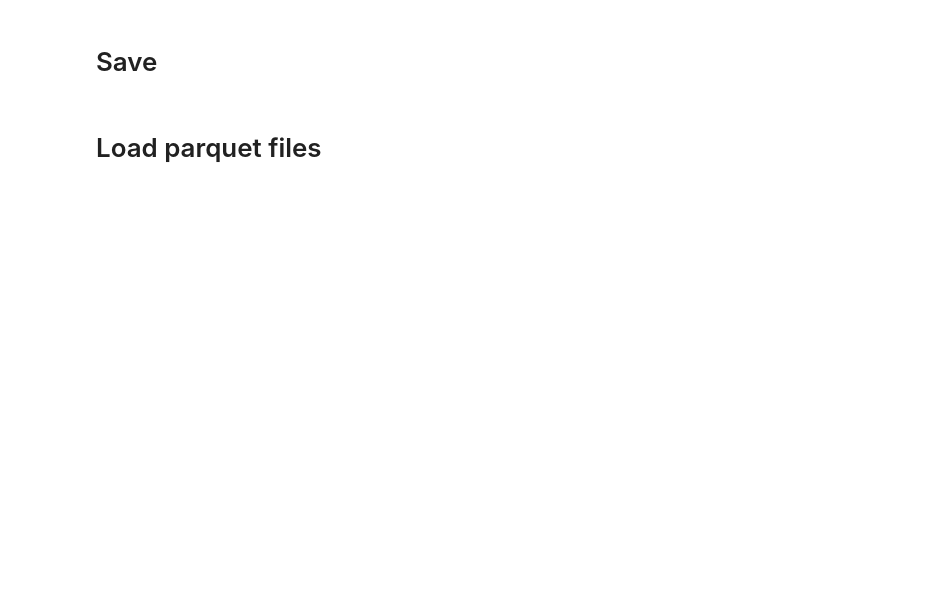
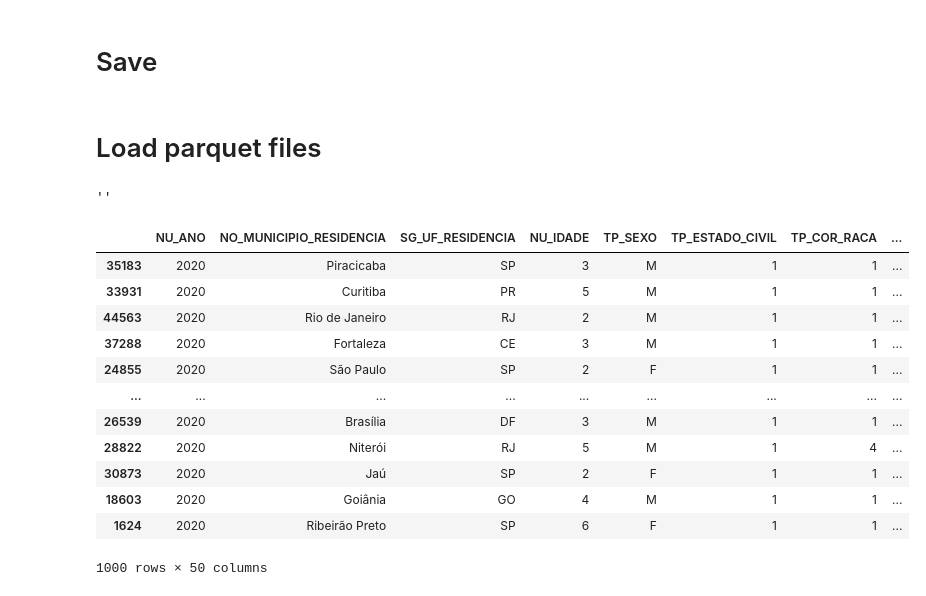
Before and after one commit to Chrystinne/enem, a Jupyter notebook: notebooks/enem_integration.ipynb, the cells around one changed output. Cells and saved outputs as stored; diff of their text form; code cells hidden in the pictures; blank space fills up the shorter version.

```diff
--- a/notebooks/enem_integration.ipynb
+++ b/notebooks/enem_integration.ipynb
@@ -127,11 +131,13 @@ df_enem.head()
 # %%
 #%%time   --- Wall time: 2h 25min 15s
 
-#df_enem.to_parquet('../datasets/integrated_datas.parquet.gzip', engine='fastparquet', compression='gzip', write_index=False)
+test = "_test" if test_data else ""
+
+for year in years:
+
+    path = f'../datasets/integrated_datas_{year}{test}.parquet.gzip'
+
+    df_enem_year = df_enem[df_enem['NU_ANO'] == year]
+    df_enem_year.to_parquet(path, engine='fastparquet', compression='gzip', write_index=False)
 # %% [markdown]
 # Load parquet files
-# %%
-# First part
-path = '../datasets/integrated_datas.parquet.gzip/part.0.parquet'
-
-df_enem_parquet = load_parquets(path, 340)
@@ -139,0 +144,6 @@ df_enem_parquet.head(5)
+# %%
+test_data = False
+test = "_test" if test_data else ""
+test
+# %% [output]
+''
@@ -140,2 +152,10 @@ df_enem_parquet.head(5)
 # %%
-df_parquet = dd.read_parquet('../datasets/integrated_datas.parquet.gzip', ignore_metadata_file=True, columns=cols_used)
+df = pd.DataFrame([])
+for year in years:
+    path = f'../datasets/integrated_datas_{year}{test}.parquet.gzip'
+    df_parquet = dd.read_parquet(path, ignore_metadata_file=True, columns=cols_used)
+    df_parquet['NU_NOTA_SUM'] = df_parquet[['NU_NOTA_CN', 'NU_NOTA_CH', 'NU_NOTA_LC', 'NU_NOTA_MT', 'NU_NOTA_REDACAO']].sum(axis=1)
+    df_parquet = df_parquet.sort_values('NU_NOTA_SUM', ascending=False)
+    current_df = df_parquet.head(10000)
+    df = pd.concat([df, current_df])
+df.to_parquet(f'../datasets/integrated_10000_top_grade_data{test}.parquet.gzip', engine='fastparquet', compression='gzip', index=False)
@@ -143,0 +162,16 @@ df_parquet['NU_ANO'].value_counts(ascending=False).compute()
+# %%
+df_parquet.head(1000)
+# %% [output]
+|  | NU_ANO | NO_MUNICIPIO_RESIDENCIA | SG_UF_RESIDENCIA | NU_IDADE | TP_SEXO | TP_ESTADO_CIVIL | TP_COR_RACA | ... |
+| 35183 | 2020 | Piracicaba | SP | 3 | M | 1 | 1 | ... |
+| 33931 | 2020 | Curitiba | PR | 5 | M | 1 | 1 | ... |
+| 44563 | 2020 | Rio de Janeiro | RJ | 2 | M | 1 | 1 | ... |
+| 37288 | 2020 | Fortaleza | CE | 3 | M | 1 | 1 | ... |
+| 24855 | 2020 | São Paulo | SP | 2 | F | 1 | 1 | ... |
+| ... | ... | ... | ... | ... | ... | ... | ... | ... |
+| 26539 | 2020 | Brasília | DF | 3 | M | 1 | 1 | ... |
+| 28822 | 2020 | Niterói | RJ | 5 | M | 1 | 4 | ... |
+| 30873 | 2020 | Jaú | SP | 2 | F | 1 | 1 | ... |
+| 18603 | 2020 | Goiânia | GO | 4 | M | 1 | 1 | ... |
+| 1624 | 2020 | Ribeirão Preto | SP | 6 | F | 1 | 1 | ... |
+1000 rows × 50 columns
```
Also changed, not shown: parts of 15 cells of this notebook.
